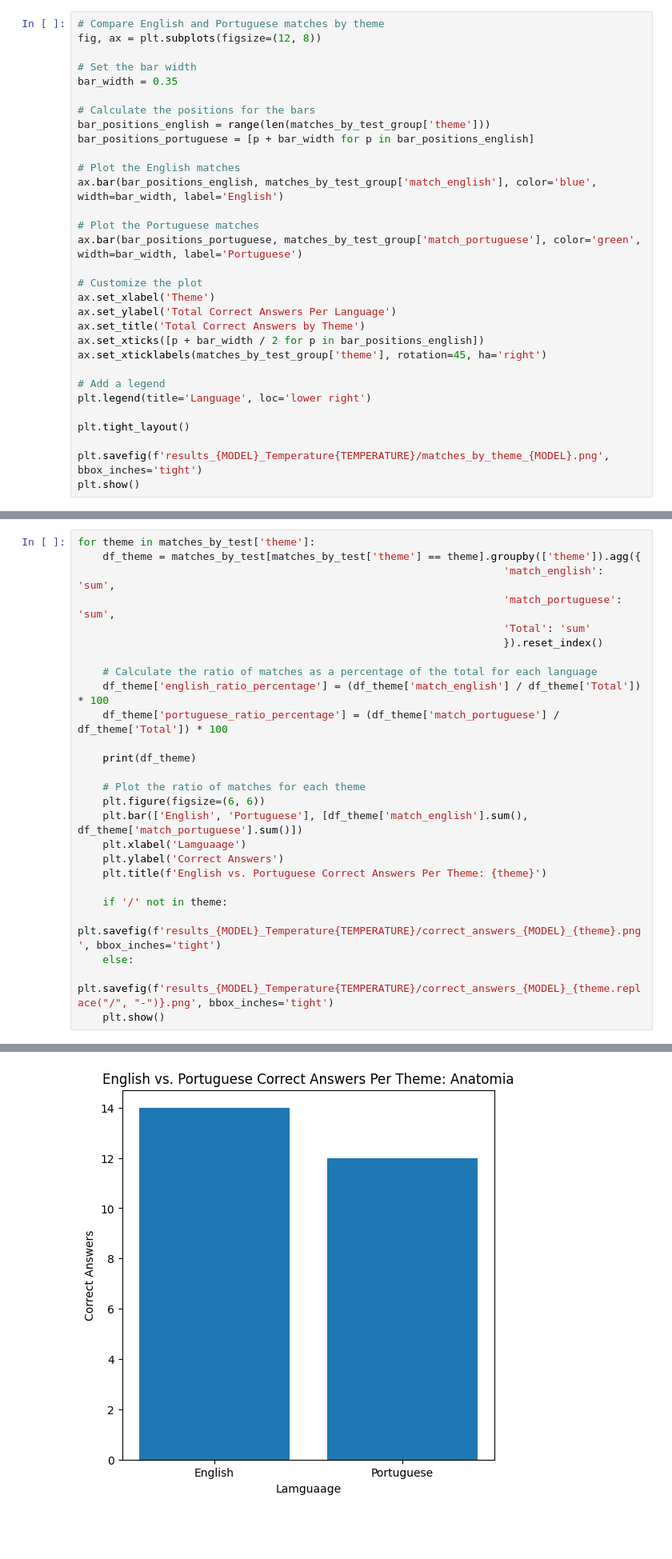
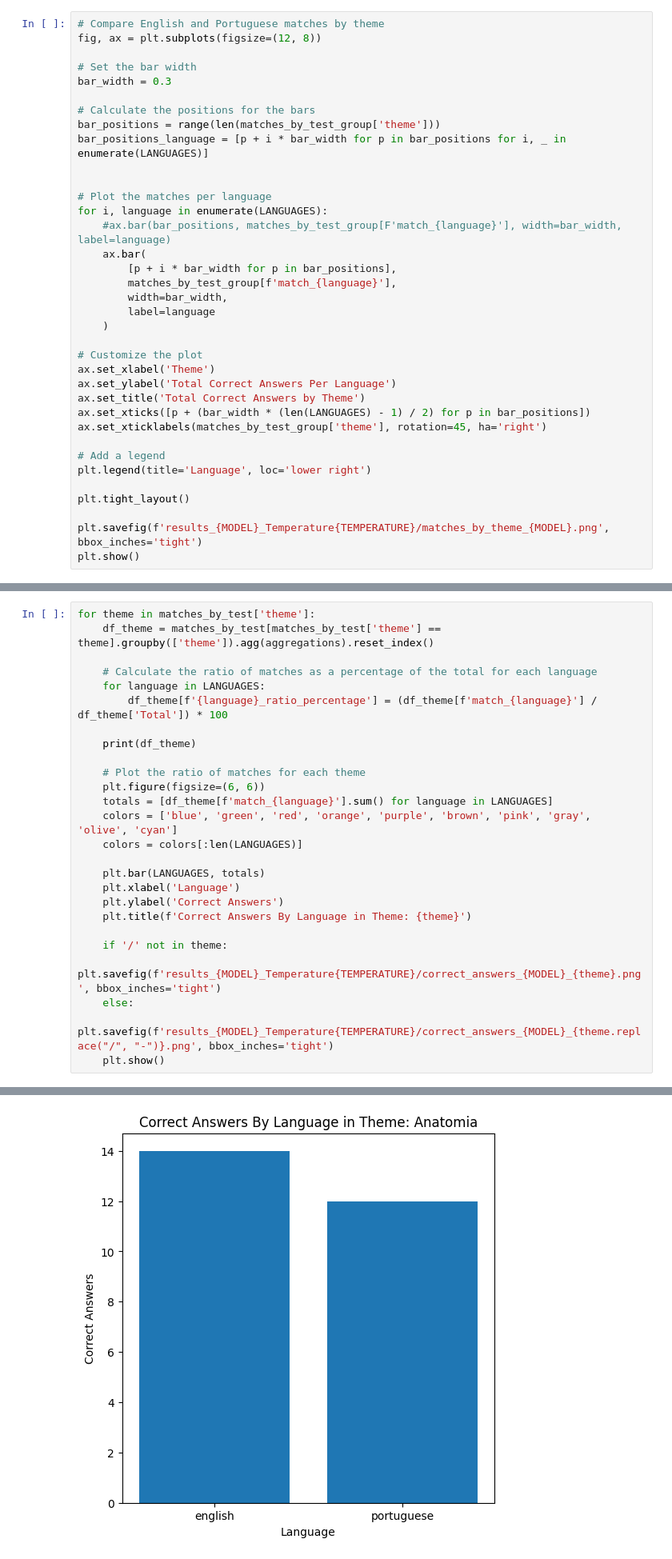
Before and after one commit to dsrestrepo/MIT_LLMs_Language_bias, a Jupyter notebook: results_analysis.ipynb, the cells around one changed output, grey strips where cells are left out. Shown at 80% size. Drawn from its saved outputs; the diff is of its cells as text; blank space fills up the shorter version.

```diff
--- a/results_analysis.ipynb
+++ b/results_analysis.ipynb
@@ -108,23 +141,28 @@ matches_by_test_group = matches_by_test.groupby('theme').agg({
 fig, ax = plt.subplots(figsize=(12, 8))
 
 # Set the bar width
-bar_width = 0.35
+bar_width = 0.3
 
 # Calculate the positions for the bars
-bar_positions_english = range(len(matches_by_test_group['theme']))
-bar_positions_portuguese = [p + bar_width for p in bar_positions_english]
+bar_positions = range(len(matches_by_test_group['theme']))
+bar_positions_language = [p + i * bar_width for p in bar_positions for i, _ in enumerate(LANGUAGES)]
 
-# Plot the English matches
-ax.bar(bar_positions_english, matches_by_test_group['match_english'], color='blue', width=bar_width, label='English')
 
-# Plot the Portuguese matches
-ax.bar(bar_positions_portuguese, matches_by_test_group['match_portuguese'], color='green', width=bar_width, label='Portuguese')
+# Plot the matches per language
+for i, language in enumerate(LANGUAGES):
+    #ax.bar(bar_positions, matches_by_test_group[F'match_{language}'], width=bar_width, label=language)
+    ax.bar(
+        [p + i * bar_width for p in bar_positions],
+        matches_by_test_group[f'match_{language}'],
+        width=bar_width,
+        label=language
+    )
 
 # Customize the plot
 ax.set_xlabel('Theme')
 ax.set_ylabel('Total Correct Answers Per Language')
 ax.set_title('Total Correct Answers by Theme')
-ax.set_xticks([p + bar_width / 2 for p in bar_positions_english])
+ax.set_xticks([p + (bar_width * (len(LANGUAGES) - 1) / 2) for p in bar_positions])
 ax.set_xticklabels(matches_by_test_group['theme'], rotation=45, ha='right')
 
 # Add a legend
@@ -139,36 +177,36 @@ plt.show()
 # %%
 for theme in matches_by_test['theme']:
-    df_theme = matches_by_test[matches_by_test['theme'] == theme].groupby(['theme']).agg({
-                                                                    'match_english': 'sum',
-                                                                    'match_portuguese': 'sum',
-                                                                    'Total': 'sum'
-                                                                    }).reset_index()
+    df_theme = matches_by_test[matches_by_test['theme'] == theme].groupby(['theme']).agg(aggregations).reset_index()
 
     # Calculate the ratio of matches as a percentage of the total for each language
-    df_theme['english_ratio_percentage'] = (df_theme['match_english'] / df_theme['Total']) * 100
-    df_theme['portuguese_ratio_percentage'] = (df_theme['match_portuguese'] / df_theme['Total']) * 100
+    for language in LANGUAGES:
+        df_theme[f'{language}_ratio_percentage'] = (df_theme[f'match_{language}'] / df_theme['Total']) * 100
 
     print(df_theme)
 
     # Plot the ratio of matches for each theme
     plt.figure(figsize=(6, 6))
-    plt.bar(['English', 'Portuguese'], [df_theme['match_english'].sum(), df_theme['match_portuguese'].sum()])
-    plt.xlabel('Lamguaage')
+    totals = [df_theme[f'match_{language}'].sum() for language in LANGUAGES]
+    colors = ['blue', 'green', 'red', 'orange', 'purple', 'brown', 'pink', 'gray', 'olive', 'cyan']
+    colors = colors[:len(LANGUAGES)]
+
+    plt.bar(LANGUAGES, totals)
+    plt.xlabel('Language')
     plt.ylabel('Correct Answers')
-    plt.title(f'English vs. Portuguese Correct Answers Per Theme: {theme}')
+    plt.title(f'Correct Answers By Language in Theme: {theme}')
 
     if '/' not in theme:
         plt.savefig(f'results_{MODEL}_Temperature{TEMPERATURE}/correct_answers_{MODEL}_{theme}.png', bbox_inches='tight')
     else:
         plt.savefig(f'results_{MODEL}_Temperature{TEMPERATURE}/correct_answers_{MODEL}_{theme.replace("/", "-")}.png', bbox_inches='tight')
     plt.show()
 # %% [output]
       theme  match_english  match_portuguese  Total  english_ratio_percentage  \
 0  Anatomia             14                12     21                 66.666667
 
    portuguese_ratio_percentage
 0                    57.142857
-[figure, old version]
+[figure, new version]
     theme  match_english  match_portuguese  Total  english_ratio_percentage  \
 0  Córnea              4                 5     10                      40.0
 
```
Also changed, not shown: parts of 18 cells of this notebook, 30 other files.
